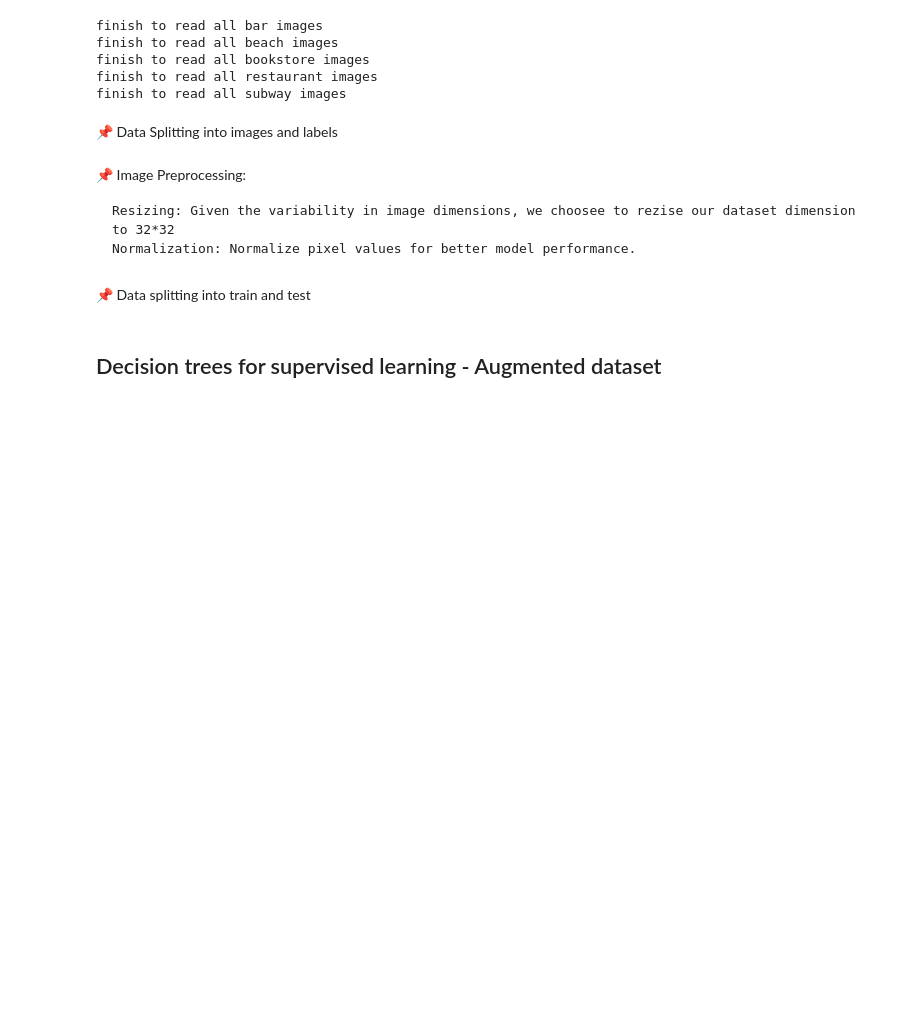
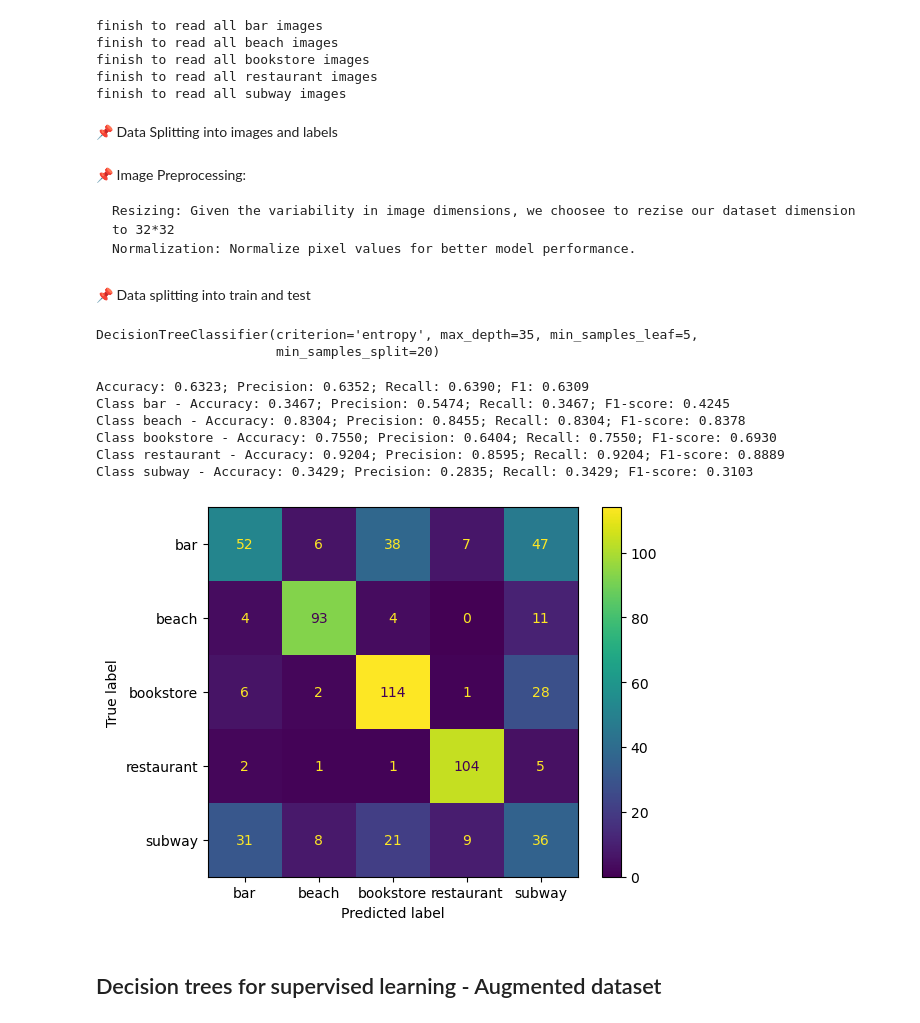
Before and after one commit to YajingLiu2357/venue-classification, a Jupyter notebook: envAAI-DT-finalsupervised.ipynb, the cells around one changed output. Cells and saved outputs as stored; diff of their text form; code cells hidden in the pictures; blank space fills up the shorter version.

```diff
--- a/envAAI-DT-finalsupervised.ipynb
+++ b/envAAI-DT-finalsupervised.ipynb
@@ -73,7 +146,7 @@ label_map = {
 }
 
 transforms = transforms.Compose([
-    transforms.Resize((32, 32)),
+    transforms.Resize((64, 64)),
     transforms.ToTensor(),
 ])
 # %%
@@ -128,18 +203,47 @@ X_train, X_test, Y_train, Y_test = train_test_split(X_reshape,Y, test_size=0.2,
 # Train model
 decision_tree = DecisionTreeClassifier(criterion="entropy", max_depth=35, min_samples_split=20, min_samples_leaf=5)
 decision_tree.fit(X_train, Y_train)
+# %% [output]
+DecisionTreeClassifier(criterion='entropy', max_depth=35, min_samples_leaf=5,
+                       min_samples_split=20)
 # %%
 # Evaluation
 Y_pred = decision_tree.predict(X_test)
 accuracy = accuracy_score(Y_test, Y_pred)
 precision = precision_score(Y_test, Y_pred, average='macro')
 recall = recall_score(Y_test, Y_pred, average='macro')
 f1 = f1_score(Y_test, Y_pred, average='macro')
 conf_matrix = confusion_matrix(Y_test, Y_pred)
-print(f"Accuracy: {accuracy}; Precision: {precision}; Recall: {recall}; F1: {f1}")
+print(f"Accuracy: {accuracy:.4f}; Precision: {precision:.4f}; Recall: {recall:.4f}; F1: {f1:.4f}")
+
+class_correct = [0] * len(label_map)
+class_total = [0] * len(label_map)
+
+for i in range(len(Y_test)):
+    label = Y_test[i]
+    pred = Y_pred[i]
+    if label == pred:
+        class_correct[label] += 1
+    class_total[label] += 1
+
+for i in range(len(label_map)):
+    class_acc = class_correct[i] / class_total[i] if class_total[i] > 0 else 0
+    class_prec = precision_score(Y_test, Y_pred, labels=[i], average='macro', zero_division=0)
+    class_rec = recall_score(Y_test, Y_pred, labels=[i], average='macro', zero_division=0)
+    class_f1 = f1_score(Y_test, Y_pred, labels=[i], average='macro', zero_division=0)
+    print(f"Class {list(label_map.keys())[i]} - Accuracy: {class_acc:.4f}; Precision: {class_prec:.4f}; Recall: {class_rec:.4f}; F1-score: {class_f1:.4f}")
+
 confusion_matrix_display = ConfusionMatrixDisplay(conf_matrix, display_labels=label_map.keys())
 confusion_matrix_display.plot()
 plt.show()
+# %% [output]
+Accuracy: 0.6323; Precision: 0.6352; Recall: 0.6390; F1: 0.6309
+Class bar - Accuracy: 0.3467; Precision: 0.5474; Recall: 0.3467; F1-score: 0.4245
+Class beach - Accuracy: 0.8304; Precision: 0.8455; Recall: 0.8304; F1-score: 0.8378
+Class bookstore - Accuracy: 0.7550; Precision: 0.6404; Recall: 0.7550; F1-score: 0.6930
+Class restaurant - Accuracy: 0.9204; Precision: 0.8595; Recall: 0.9204; F1-score: 0.8889
+Class subway - Accuracy: 0.3429; Precision: 0.2835; Recall: 0.3429; F1-score: 0.3103
+[figure, added]
 # %% [markdown]
 ## Decision trees for supervised learning  -  Augmented dataset
 # %%
```
Also changed, not shown: parts of 19 cells of this notebook, 4 other files.
